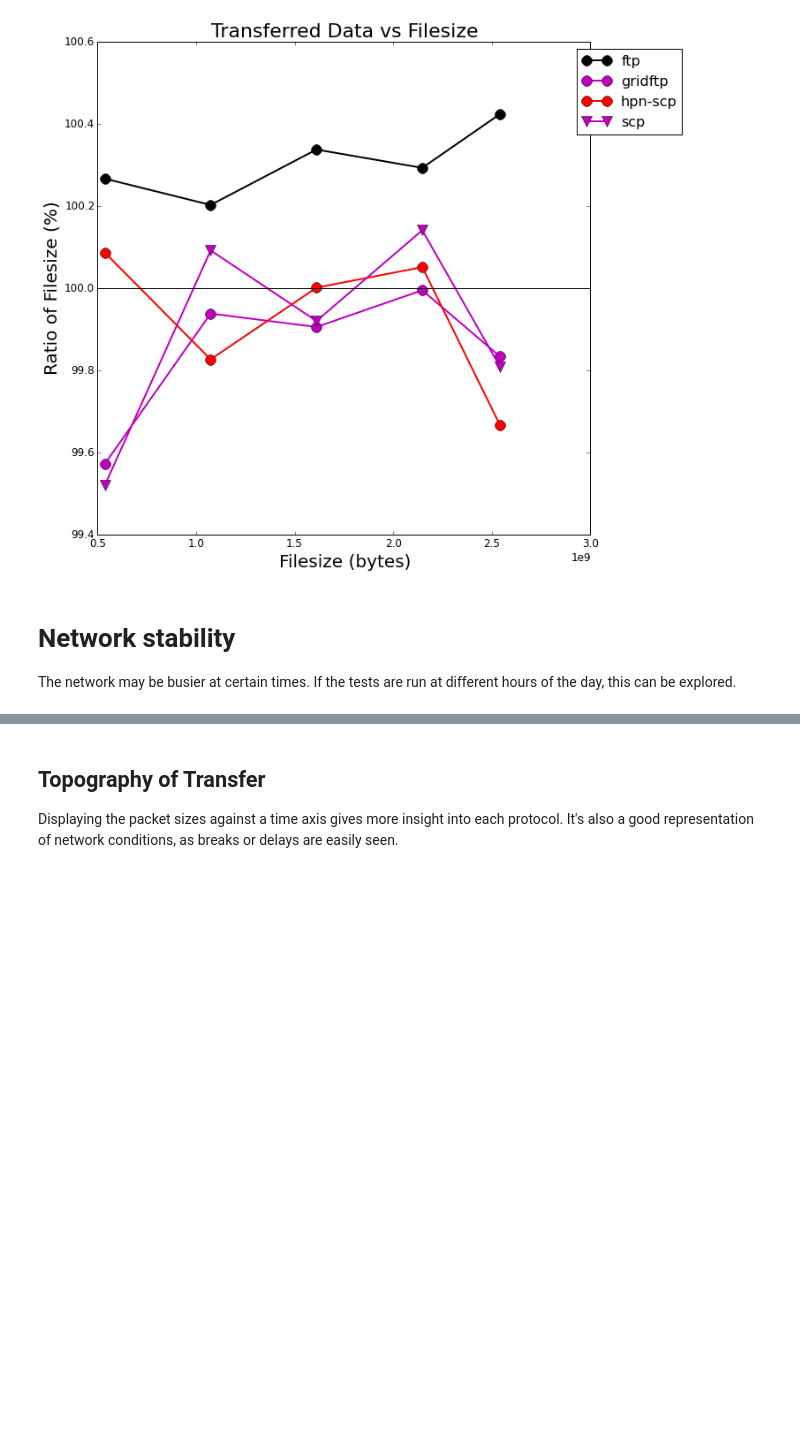
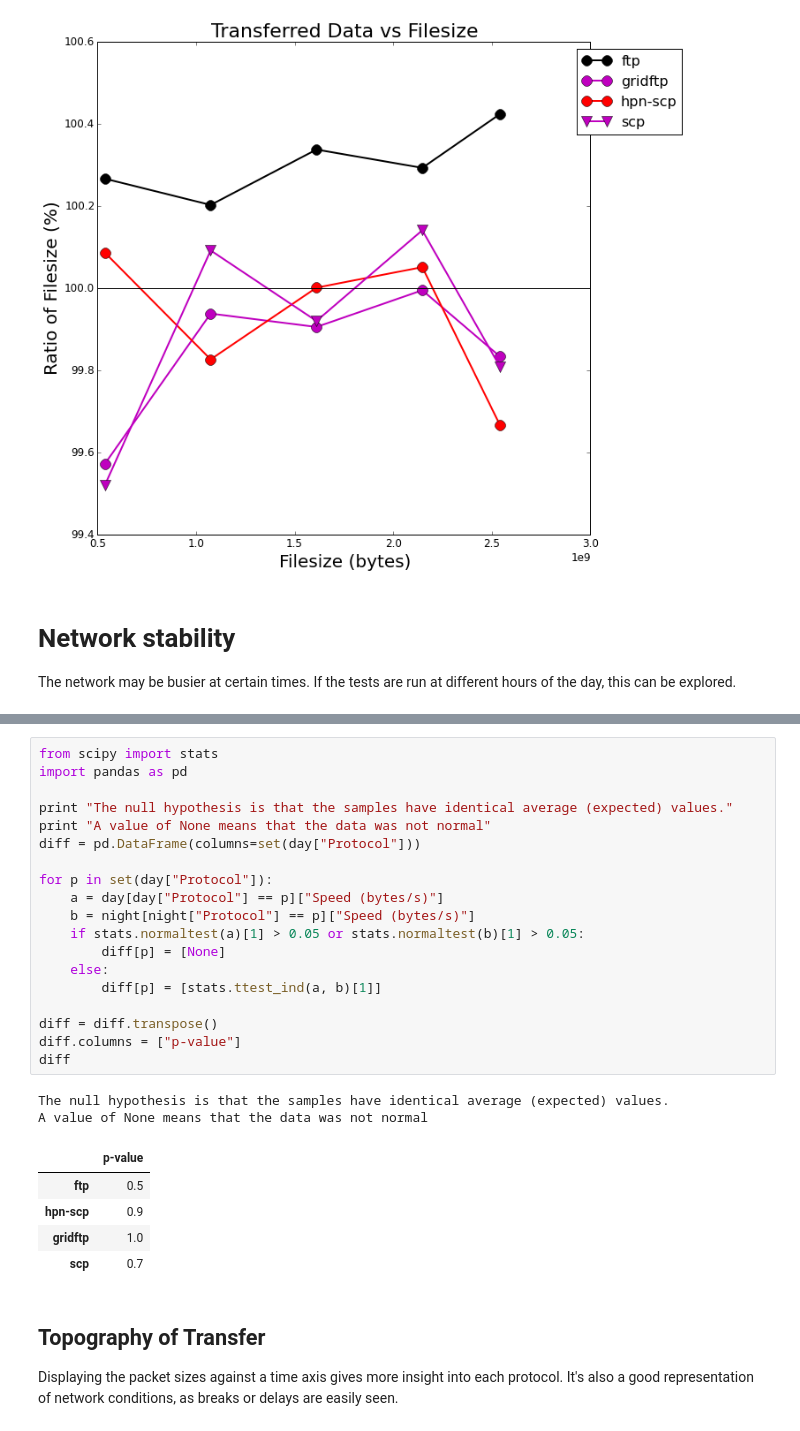
Before and after one commit to rsignell-usgs/bigbinf, a Jupyter notebook: protocol_testbed/analysis.ipynb, the cells around one changed output, grey strips where cells are left out. Cells and saved outputs as stored; diff of their text form; blank space fills up the shorter version.

```diff
--- a/protocol_testbed/analysis.ipynb
+++ b/protocol_testbed/analysis.ipynb
@@ -152,3 +157,30 @@ df
+# %%
+from scipy import stats
+import pandas as pd
+
+print "The null hypothesis is that the samples have identical average (expected) values."
+print "A value of None means that the data was not normal"
+diff = pd.DataFrame(columns=set(day["Protocol"]))
+
+for p in set(day["Protocol"]):
+    a = day[day["Protocol"] == p]["Speed (bytes/s)"]
+    b = night[night["Protocol"] == p]["Speed (bytes/s)"]
+    if stats.normaltest(a)[1] > 0.05 or stats.normaltest(b)[1] > 0.05:
+        diff[p] = [None]
+    else:
+        diff[p] = [stats.ttest_ind(a, b)[1]]
+
+diff = diff.transpose()
+diff.columns = ["p-value"]
+diff
+# %% [output]
+The null hypothesis is that the samples have identical average (expected) values.
+A value of None means that the data was not normal
+|  | p-value |
+| ftp | 0.5 |
+| hpn-scp | 0.9 |
+| gridftp | 1.0 |
+| scp | 0.7 |
 # %% [markdown]
 ## Topography of Transfer
 Displaying the packet sizes against a time axis gives more insight into each protocol. It's also a good representation of network conditions, as breaks or delays are easily seen.
```
Also changed, not shown: parts of 3 cells of this notebook, 1 other file.
